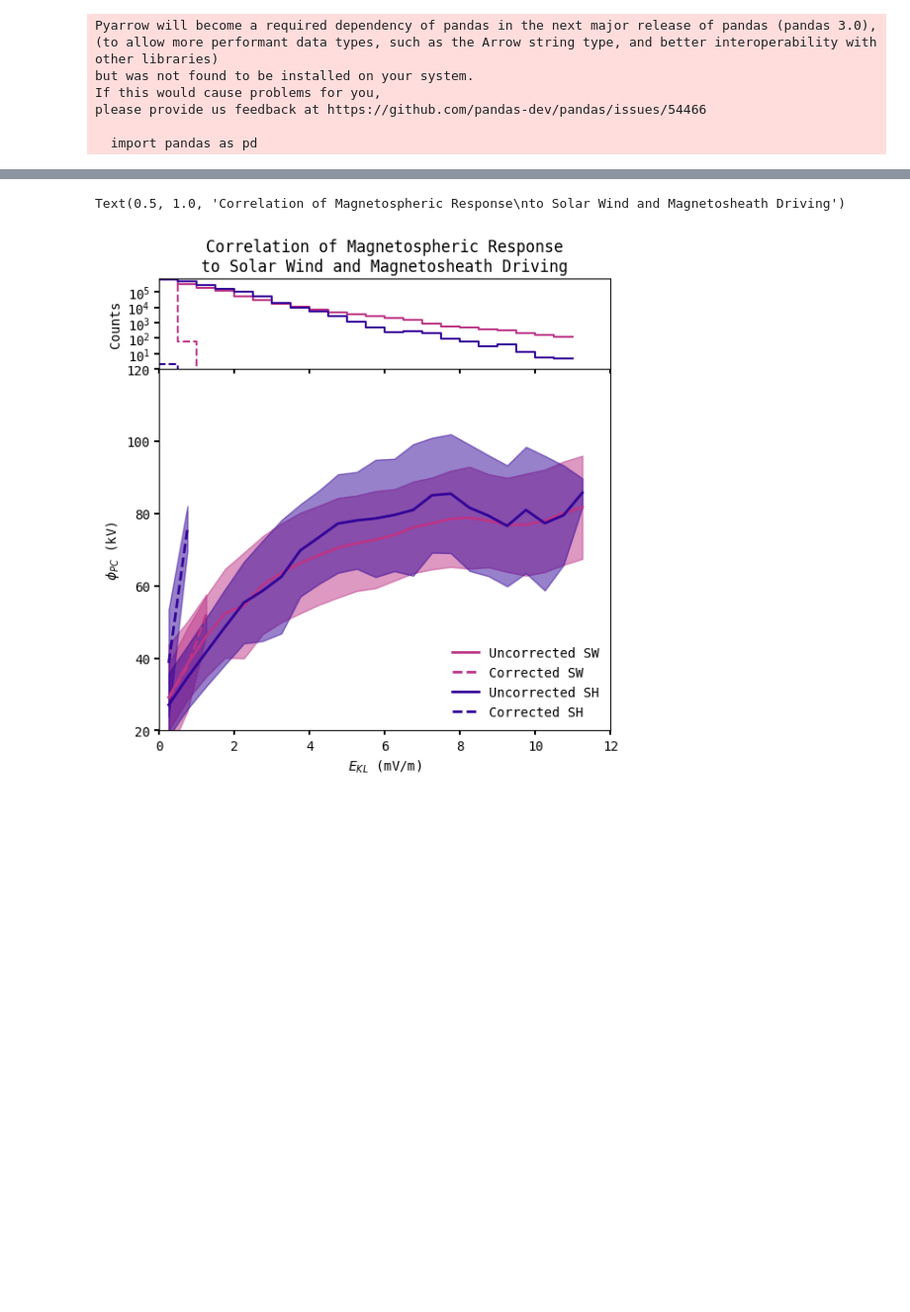
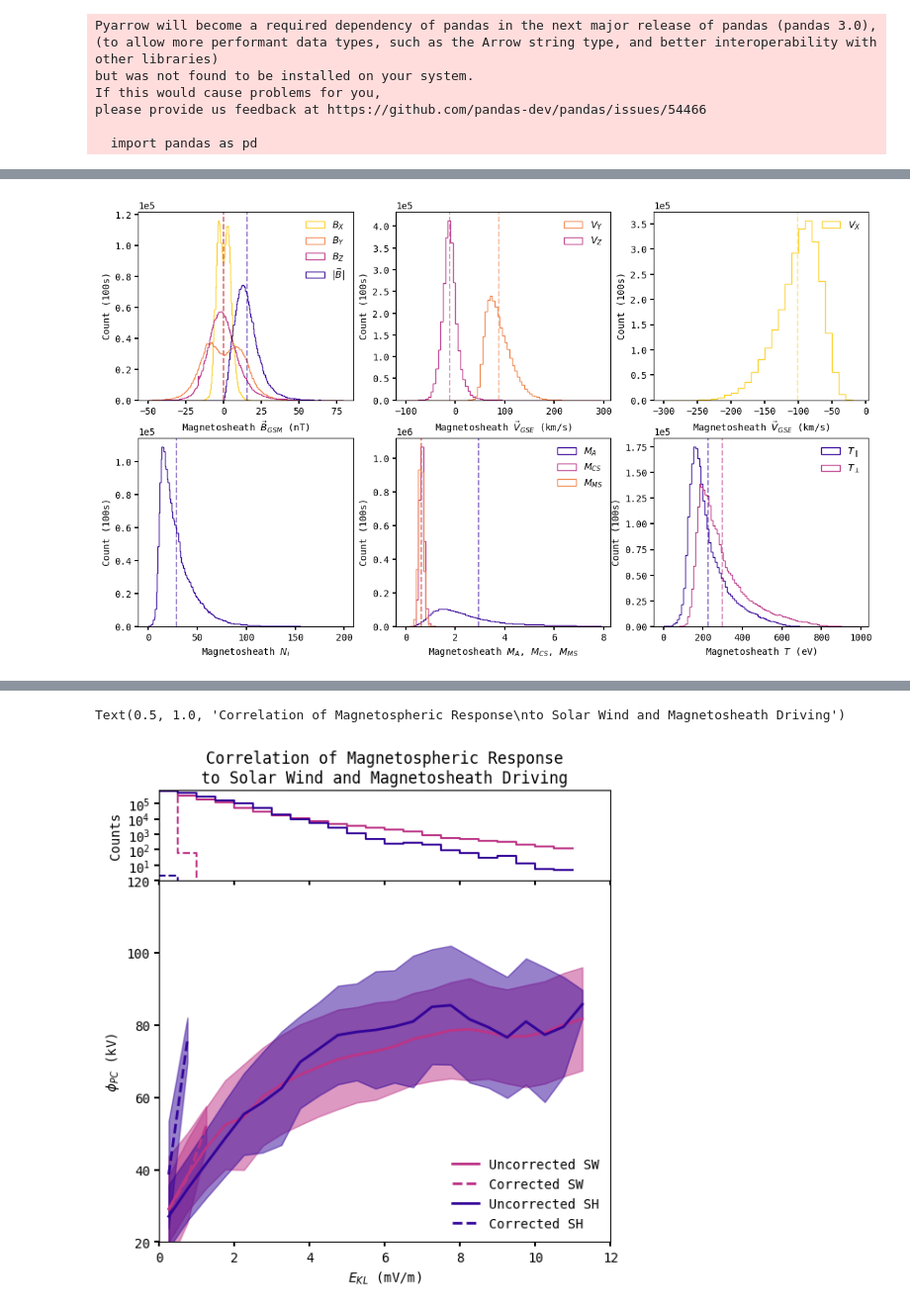
Before and after one commit to connor-obrien888/prime-pcp, a Jupyter notebook: regrecal.ipynb, the cells around one changed output, grey strips where cells are left out. Shown: that part at 99% size. Cells and saved outputs as stored; diff of their text form; code cells hidden in the pictures; blank space fills up the shorter version.

```diff
--- a/regrecal.ipynb
+++ b/regrecal.ipynb
@@ -173,0 +274,80 @@ ax_histx.set_title('Correlation of Magnetospheric Response\nto Solar Wind and Ma
+# %%
+fig, ax = plt.subplots(nrows = 2, ncols = 3, figsize = (14, 8))
+
+B_bins = np.arange(-50, 80, 0.5)
+ax[0,0].hist(superdarn['B_xgsm_sh'], bins = B_bins, histtype='step', color = yellow, label = r'$B_{X}$')
+ax[0,0].hist(superdarn['B_ygsm_sh'], bins = B_bins, histtype='step', color = orange, label = r'$B_{Y}$')
+ax[0,0].hist(superdarn['B_zgsm_sh'], bins = B_bins, histtype='step', color = red, label = r'$B_{Z}$')
+B = np.sqrt(superdarn['B_xgsm_sh']**2 + superdarn['B_ygsm_sh']**2 + superdarn['B_zgsm_sh']**2)
+ax[0,0].hist(B, bins = B_bins, histtype='step', color = blue, label = r'$|\vec{B}|$')
+ax[0,0].set_ylabel('Count (100s)')
+ax[0,0].ticklabel_format(axis='y', style='sci', scilimits=(0,0))
+ax[0,0].set_xlabel(r'Magnetosheath $\vec{B}_{GSM}$ (nT)')
+ax[0,0].legend()
+ax[0,0].axvline(x=np.mean(superdarn['B_xgsm_sh']), linestyle='--', alpha = 0.5, color = yellow)
+ax[0,0].axvline(x=np.mean(superdarn['B_ygsm_sh']), linestyle='--', alpha = 0.5, color = orange)
+ax[0,0].axvline(x=np.mean(superdarn['B_zgsm_sh']), linestyle='--', alpha = 0.5, color = red)
+ax[0,0].axvline(x=np.mean(B), linestyle='--', alpha = 0.5, color = blue)
+
+Vyz_bins = np.arange(-100, 300, 5)
+# ax[0,1].hist(superdarn['Vi_xgse_sh'], bins = V_bins, histtype='step', color = yellow, label = r'$V_{X}$')
+ax[0,1].hist(superdarn['Vi_ygse_sh'], bins = Vyz_bins, histtype='step', color = orange, label = r'$V_{Y}$')
+ax[0,1].hist(superdarn['Vi_zgse_sh'], bins = Vyz_bins, histtype='step', color = red, label = r'$V_{Z}$')
+# V = np.sqrt(superdarn['Vi_xgse_sh']**2 + superdarn['Vi_ygse_sh']**2 + superdarn['Vi_zgse_sh']**2)
+# ax[0,1].hist(V, bins = V_bins, histtype='step', color = blue, label = r'$|\vec{V}|$')
+ax[0,1].set_ylabel('Count (100s)')
+ax[0,1].ticklabel_format(axis='y', style='sci', scilimits=(0,0))
+ax[0,1].set_xlabel(r'Magnetosheath $\vec{V}_{GSE}$ (km/s)')
+ax[0,1].legend()
+ax[0,1].axvline(x=np.mean(superdarn['Vi_ygse_sh']), linestyle='--', alpha = 0.5, color = orange)
+ax[0,1].axvline(x=np.mean(superdarn['Vi_zgse_sh']), linestyle='--', alpha = 0.5, color = red)
+
+Vx_bins = np.arange(-300, 0, 10)
+ax[0,2].hist(superdarn['Vi_xgse_sh'], bins = Vx_bins, histtype='step', color = yellow, label = r'$V_{X}$')
+# ax[0,2].hist(superdarn['Vi_ygse_sh'], bins = Vyz_bins, histtype='step', color = orange, label = r'$V_{Y}$')
+# ax[0,2].hist(superdarn['Vi_zgse_sh'], bins = Vyz_bins, histtype='step', color = red, label = r'$V_{Z}$')
+# V = np.sqrt(superdarn['Vi_xgse_sh']**2 + superdarn['Vi_ygse_sh']**2 + superdarn['Vi_zgse_sh']**2)
+# ax[0,2].hist(V, bins = V_bins, histtype='step', color = blue, label = r'$|\vec{V}|$')
+ax[0,2].set_ylabel('Count (100s)')
+ax[0,2].ticklabel_format(axis='y', style='sci', scilimits=(0,0))
+ax[0,2].set_xlabel(r'Magnetosheath $\vec{V}_{GSE}$ (km/s)')
+ax[0,2].legend()
+ax[0,2].axvline(x=np.mean(superdarn['Vi_xgse_sh']), linestyle='--', alpha = 0.5, color = yellow)
+
+
+n_bins = np.arange(0, 200, 1)
+ax[1,0].hist(superdarn['Ni_sh'], bins = n_bins, histtype='step', color = blue, label = r'$N_{i}$')
+ax[1,0].set_ylabel('Count (100s)')
+ax[1,0].ticklabel_format(axis='y', style='sci', scilimits=(0,0))
+ax[1,0].set_xlabel(r'Magnetosheath $N_{i}$')
+# ax[1,0].legend()
+ax[1,0].axvline(x=np.mean(superdarn['Ni_sh']), linestyle='--', alpha = 0.5, color = blue)
+
+M_bins = np.arange(0,8, 0.1)
+V = np.abs(np.sqrt(superdarn['Vi_xgse_sh']**2 + superdarn['Vi_ygse_sh']**2 + superdarn['Vi_zgse_sh']**2))
+Ma = 0.0458 * V * np.sqrt(superdarn['Ni_sh']) / np.sqrt(superdarn['B_xgsm_sh']**2 + superdarn['B_ygsm_sh']**2 + superdarn['B_zgsm_sh']**2)
+Mcs = 0.0793 * V / (np.sqrt(superdarn['Tiperp_sh']))
+Mms = V / (np.sqrt((V/Ma)**2 + (V/Mcs)**2))
+ax[1,1].hist(Ma, bins = M_bins, histtype='step', color = blue, label = r'$M_{A}$')
+ax[1,1].hist(Mcs, bins = M_bins, histtype='step', color = red, label = r'$M_{CS}$')
+ax[1,1].hist(Mms, bins = M_bins, histtype='step', color = orange, label = r'$M_{MS}$')
+ax[1,1].set_ylabel('Count (100s)')
+ax[1,1].ticklabel_format(axis='y', style='sci', scilimits=(0,0))
+ax[1,1].set_xlabel(r'Magnetosheath $M_{A}$, $M_{CS}$, $M_{MS}$')
+ax[1,1].legend()
+ax[1,1].axvline(x=np.mean(Ma), linestyle='--', alpha = 0.5, color = blue)
+ax[1,1].axvline(x=np.mean(Mcs), linestyle='--', alpha = 0.5, color = red)
+ax[1,1].axvline(x=np.mean(Mms), linestyle='--', alpha = 0.5, color = orange)
+
+T_bins = np.arange(0, 1000, 10)
+ax[1,2].hist(superdarn['Tipar_sh'], bins = T_bins, histtype='step', color = blue, label = r'$T_{\parallel}$')
+ax[1,2].hist(superdarn['Tiperp_sh'], bins = T_bins, histtype='step', color = red, label = r'$T_{\perp}$')
+ax[1,2].set_ylabel('Count (100s)')
+ax[1,2].ticklabel_format(axis='y', style='sci', scilimits=(0,0))
+ax[1,2].set_xlabel(r'Magnetosheath $T$ (eV)')
+ax[1,2].legend()
+ax[1,2].axvline(x=np.mean(superdarn['Tipar_sh']), linestyle='--', alpha = 0.5, color = blue)
+ax[1,2].axvline(x=np.mean(superdarn['Tiperp_sh']), linestyle='--', alpha = 0.5, color = red)
+# plt.savefig('sh_hist.pdf', bbox_inches = 'tight')
+# %% [output]
+[figure, added]
```
Also changed, not shown: parts of 8 cells of this notebook, 33 other files.
